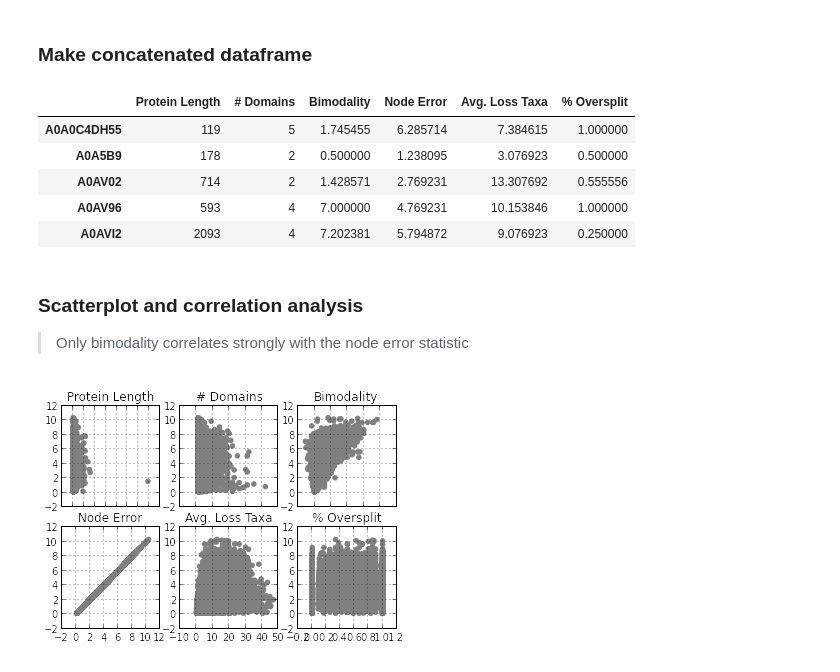
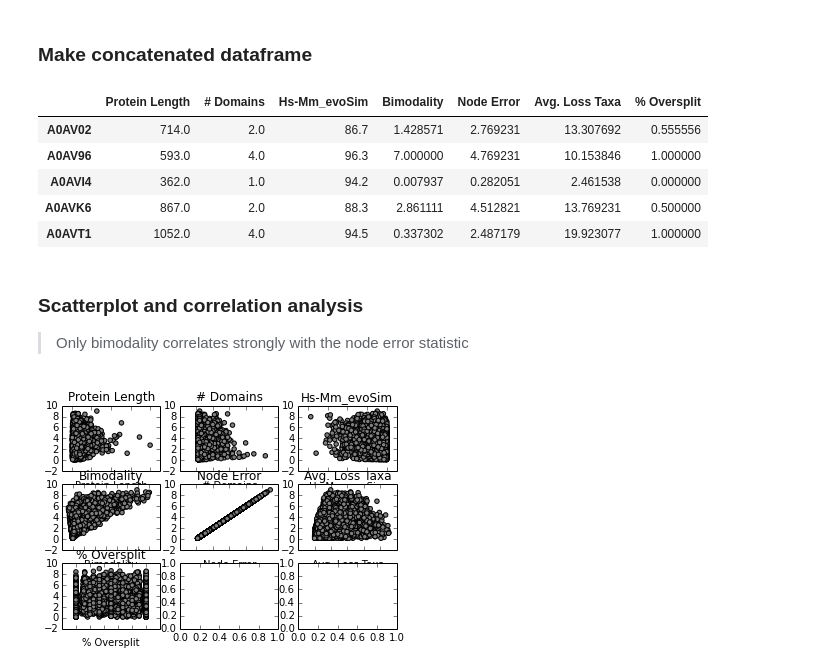
Before and after one commit to bliebeskind/Gene-Ages, a Jupyter notebook: Notebooks/errorCorrelation_plotting.ipynb, the cells around one changed output. Saved outputs shown, nothing was run; the diff lists cells and outputs as text; code cells hidden in the pictures.

Commit message:
Added analysis of protein divergence.

```diff
--- a/Notebooks/errorCorrelation_plotting.ipynb
+++ b/Notebooks/errorCorrelation_plotting.ipynb
@@ -16,42 +28,41 @@ numDomains = pd.read_csv("numDomains.csv",index_col=0,names=["numDomains"]).sort
 # %%
-nodeStats = pd.read_csv("../../nodeStats/nodeStats_HUMAN.csv",index_col=0).sort()[["Bimodality","NodeError"]]
+nodeStats = pd.read_csv("../../nodeStats/nodeStats_HUMAN.csv",index_col=0).sort_index()[["Bimodality","NodeError"]]
 # %%
-lossTaxa = pd.read_csv("../../Errors/lossStats_HUMAN.csv",index_col=0).sort()[["mean"]]
+lossTaxa = pd.read_csv("../../Errors/lossStats_HUMAN.csv",index_col=0).sort_index()[["mean"]]
 lossTaxa.columns = ["meanLossTaxa"]
 # %%
-fracOverSplit = pd.read_csv("../../Errors/HUMAN_LDO_summary.csv",index_col=0).sort()
+fracOverSplit = pd.read_csv("../../Errors/HUMAN_LDO_summary.csv",index_col=0).sort_index()
 fracOverSplit.columns = ["fracOverSplit"]
 # %% [markdown]
 ### Make concatenated dataframe
 # %%
-all_stats = pd.concat([lengths,numDomains,nodeStats,lossTaxa,fracOverSplit],axis=1)
+all_stats = pd.concat([lengths,numDomains,mouse_human,nodeStats,lossTaxa,fracOverSplit],axis=1)
 all_stats.dropna(inplace=True)
-all_stats["fracOverSplit"].fillna(0,inplace=True)
 all_stats = all_stats.convert_objects(convert_numeric=True)
-all_stats.columns = ["Protein Length","# Domains","Bimodality",
+all_stats.columns = ["Protein Length","# Domains","Hs-Mm_evoSim","Bimodality",
                      "Node Error","Avg. Loss Taxa","% Oversplit"]
 all_stats.head()
 # %% [output]
-|  | Protein Length | # Domains | Bimodality | Node Error | Avg. Loss Taxa | % Oversplit |
-| A0A0C4DH55 | 119 | 5 | 1.745455 | 6.285714 | 7.384615 | 1.000000 |
-| A0A5B9 | 178 | 2 | 0.500000 | 1.238095 | 3.076923 | 0.500000 |
-| A0AV02 | 714 | 2 | 1.428571 | 2.769231 | 13.307692 | 0.555556 |
-| A0AV96 | 593 | 4 | 7.000000 | 4.769231 | 10.153846 | 1.000000 |
-| A0AVI2 | 2093 | 4 | 7.202381 | 5.794872 | 9.076923 | 0.250000 |
+|  | Protein Length | # Domains | Hs-Mm_evoSim | Bimodality | Node Error | Avg. Loss Taxa | % Oversplit |
+| A0AV02 | 714.0 | 2.0 | 86.7 | 1.428571 | 2.769231 | 13.307692 | 0.555556 |
+| A0AV96 | 593.0 | 4.0 | 96.3 | 7.000000 | 4.769231 | 10.153846 | 1.000000 |
+| A0AVI4 | 362.0 | 1.0 | 94.2 | 0.007937 | 0.282051 | 2.461538 | 0.000000 |
+| A0AVK6 | 867.0 | 2.0 | 88.3 | 2.861111 | 4.512821 | 13.769231 | 0.500000 |
+| A0AVT1 | 1052.0 | 4.0 | 94.5 | 0.337302 | 2.487179 | 19.923077 | 1.000000 |
 # %% [markdown]
 ### Scatterplot and correlation analysis
 
 > Only bimodality correlates strongly with the node error statistic
 # %%
-fig, axes = plt.subplots(2,3,sharey=False)
+fig, axes = plt.subplots(3,3,sharey=False)
 index = 0
 for col in all_stats.columns:
     axis = axes.flat[index]
     all_stats.plot(ax=axis,kind='scatter',x=col,y='Node Error',color='grey',title=col)
     axis.set_ylabel('')
-    axis.set_xlabel('')
+    axis.set_xticklabels([])
     index += 1
 
 #fig.savefig("errorScatterPlot.png",dpi=200)
 # %% [output]
-[figure, old version]
+[figure, new version]
```
Also changed, not shown: parts of 33 cells of this notebook.
